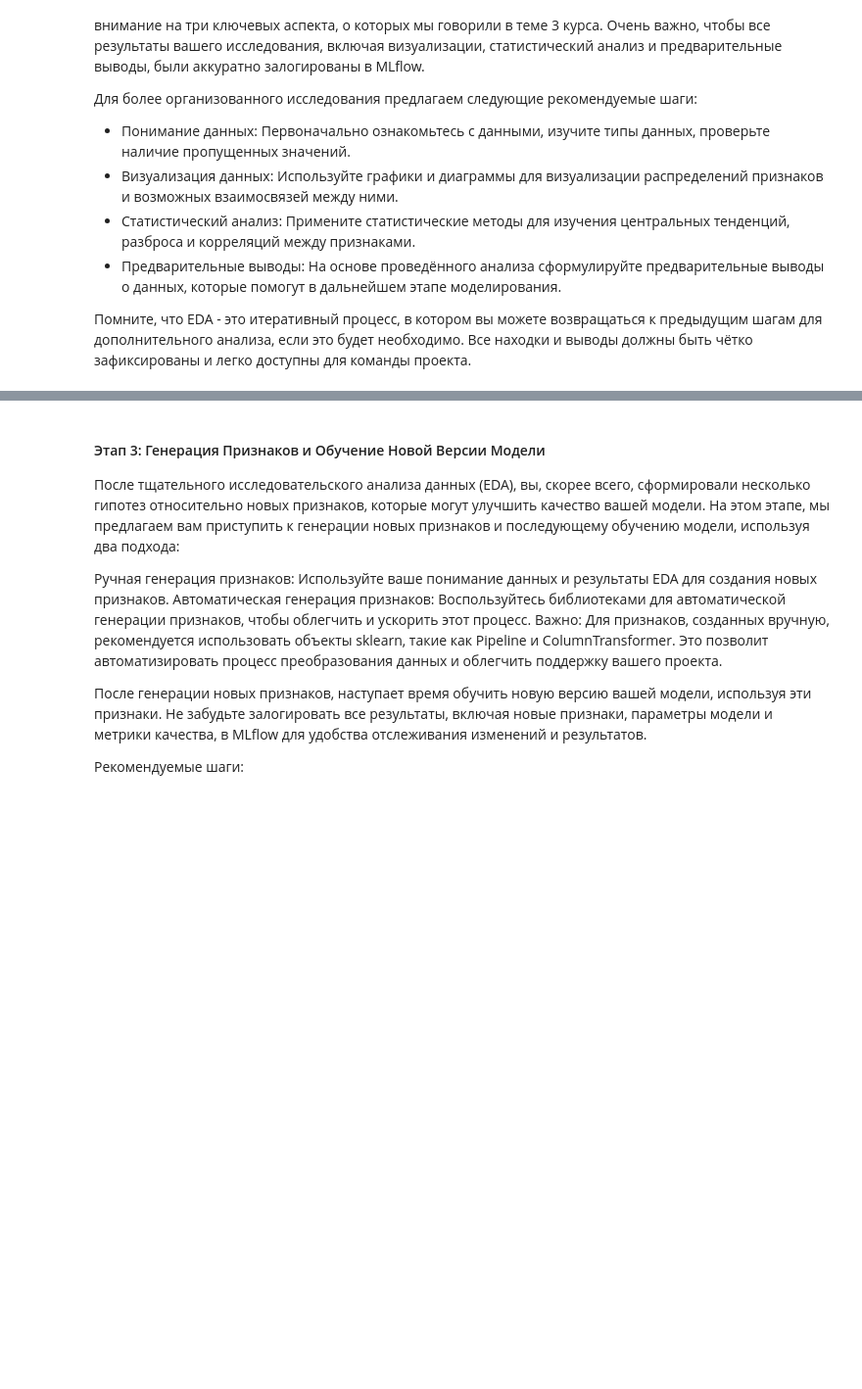
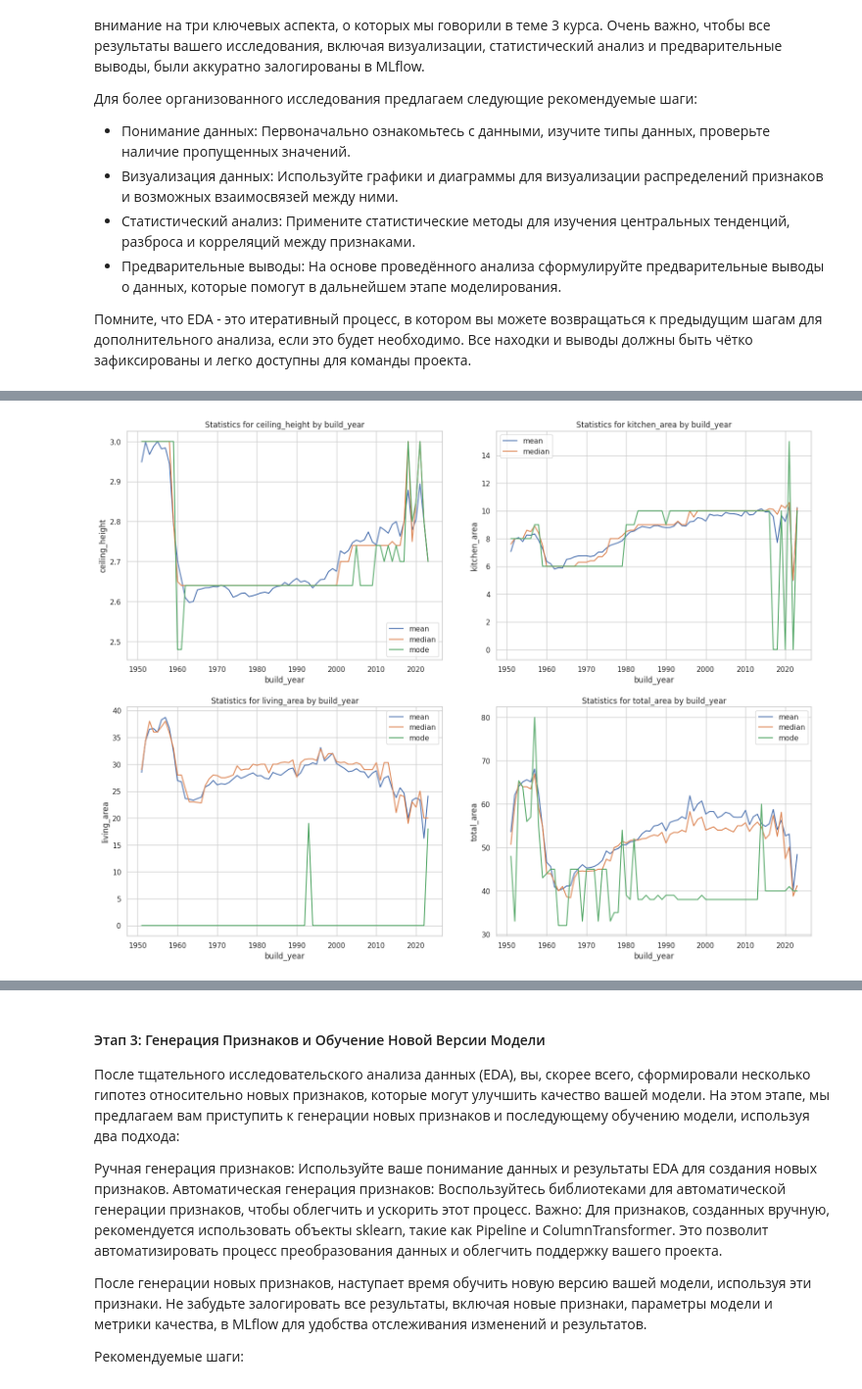
Before and after one commit to ozerge/mle-project-sprint-2-v001, a Jupyter notebook: model_improvement/project_template_sprint_2.ipynb, the cells around one changed output, grey strips where cells are left out. Shown at 98% size. Drawn from its saved outputs; the diff is of its cells as text; code cells hidden in the pictures; blank space fills up the shorter version.

```diff
--- a/model_improvement/project_template_sprint_2.ipynb
+++ b/model_improvement/project_template_sprint_2.ipynb
@@ -57,0 +237,74 @@
+# %%
+#  Числовые признаки по годам
+
+x = "build_year"
+
+num_columns = ['ceiling_height',
+               'kitchen_area',
+               'living_area',
+               'total_area']
+
+stats = ["mean", "median", lambda x: x.mode().iloc[0]]
+
+ceiling_height_agg = df[[x] + [num_columns[0]]].groupby([x]).agg(stats).reset_index()
+ceiling_height_agg.columns = ceiling_height_agg.columns.droplevel()
+ceiling_height_agg.columns = [x, "ceiling_height_mean", "ceiling_height_median", "ceiling_height_mode"]
+
+
+kitchen_area_agg = df[[x] + [num_columns[1]]].groupby([x]).agg(stats).reset_index()
+kitchen_area_agg.columns = kitchen_area_agg.columns.droplevel()
+kitchen_area_agg.columns = [x, "kitchen_area_mean", "kitchen_area_median", "kitchen_area_mode"]
+
+living_area_agg = df[[x] + [num_columns[2]]].groupby([x]).agg(stats).reset_index()
+living_area_agg.columns = living_area_agg.columns.droplevel()
+living_area_agg.columns = [x, "living_area_mean", "living_area_median", "living_area_mode"]
+
+total_area_agg = df[[x] + [num_columns[3]]].groupby([x]).agg(stats).reset_index()
+total_area_agg.columns = total_area_agg.columns.droplevel()
+total_area_agg.columns = [x, "total_area_mean", "total_area_median", "total_area_mode"]
+
+ceiling_height_agg = ceiling_height_agg[ceiling_height_agg["build_year"] > 1950].sort_values("build_year")
+kitchen_area_agg = kitchen_area_agg[kitchen_area_agg["build_year"] > 1950].sort_values("build_year")
+living_area_agg = living_area_agg[living_area_agg["build_year"] > 1950].sort_values("build_year")
+total_area_agg = total_area_agg[total_area_agg["build_year"] > 1950].sort_values("build_year")
+
+fig, axs = plt.subplots(2, 2)
+fig.set_size_inches(16.5, 12.5, forward=True)
+fig.tight_layout(pad=4)
+
+# Графики для ceiling_height
+sns.lineplot(ceiling_height_agg, ax=axs[0,0], x=x, y='ceiling_height_mean', label='mean')
+sns.lineplot(ceiling_height_agg, ax=axs[0,0], x=x, y='ceiling_height_median', label='median')
+sns.lineplot(ceiling_height_agg, ax=axs[0,0], x=x, y='ceiling_height_mode', label='mode')
+axs[0,0].set_title(f"Statistics for {num_columns[0]} by {x}")
+axs[0,0].set_ylabel('ceiling_height', fontsize=12)
+axs[0,0].legend()
+
+# Графики для kitchen_area
+sns.lineplot(kitchen_area_agg, ax=axs[0,1], x=x, y='kitchen_area_mean', label='mean')
+sns.lineplot(kitchen_area_agg, ax=axs[0,1], x=x, y='kitchen_area_median', label='median')
+sns.lineplot(kitchen_area_agg, ax=axs[0,1], x=x, y='kitchen_area_mode')
+axs[0,1].set_title(f"Statistics for {num_columns[1]} by {x}")
+axs[0,1].set_ylabel('kitchen_area', fontsize=12)
+axs[0,1].legend()
+
+# Графики для living_area
+sns.lineplot(living_area_agg, ax=axs[1,0], x=x, y='living_area_mean', label='mean')
+sns.lineplot(living_area_agg, ax=axs[1,0], x=x, y='living_area_median', label='median')
+sns.lineplot(living_area_agg, ax=axs[1,0], x=x, y='living_area_mode', label='mode')
+axs[1,0].set_title(f"Statistics for {num_columns[2]} by {x}")
+axs[1,0].set_ylabel('living_area', fontsize=12)
+axs[1,0].legend()
+
+# Графики для total_area
+sns.lineplot(total_area_agg, ax=axs[1,1], x=x, y='total_area_mean', label='mean')
+sns.lineplot(total_area_agg, ax=axs[1,1], x=x, y='total_area_median', label='median')
+sns.lineplot(total_area_agg, ax=axs[1,1], x=x, y='total_area_mode', label='mode')
+axs[1,1].set_title(f"Statistics for {num_columns[3]} by {x}")
+axs[1,1].set_ylabel('total_area', fontsize=12)
+axs[1,1].legend()
+
+# сохранение графиков в файл
+plt.savefig(os.path.join(ASSETS_DIR, 'statistics_by_year'))
+# %% [output]
+[figure, added]
```
Also changed, not shown: parts of 64 cells of this notebook, 9 other files.
